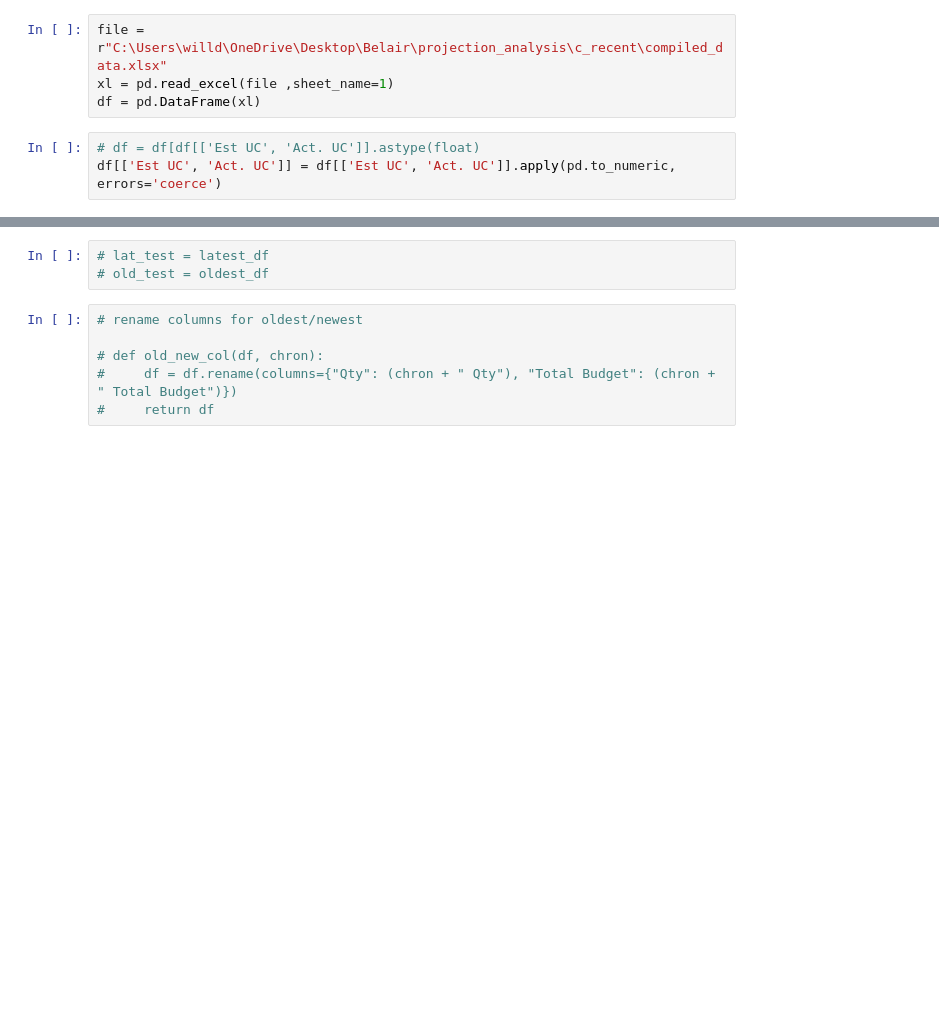
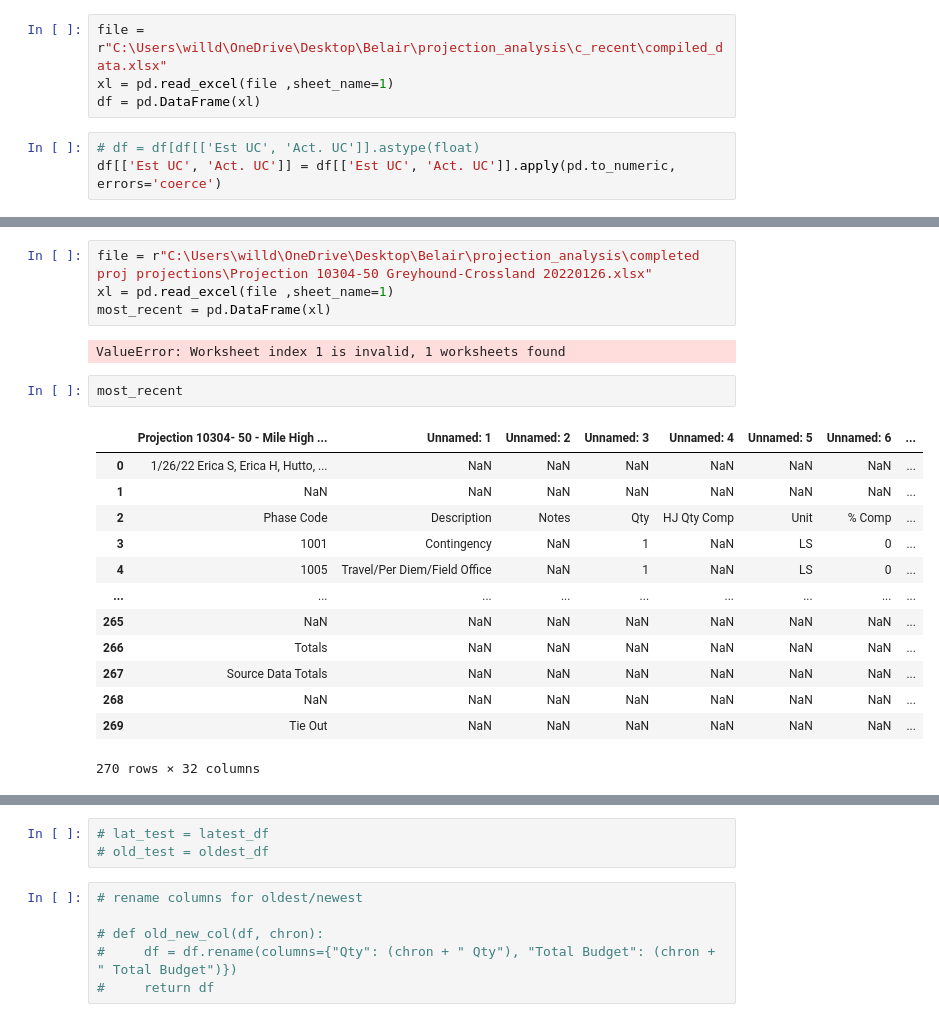
Before and after one commit to willdavis111/projects-compile, a Jupyter notebook: production_analysis.ipynb, the cells around one changed output, grey strips where cells are left out. Cells and saved outputs as stored; diff of their text form; blank space fills up the shorter version.

```diff
--- a/production_analysis.ipynb
+++ b/production_analysis.ipynb
@@ -179,0 +178,22 @@ writer.close()
+# %%
+file = r"C:\Users\willd\OneDrive\Desktop\Belair\projection_analysis\completed proj projections\Projection 10304-50 Greyhound-Crossland 20220126.xlsx"
+xl = pd.read_excel(file ,sheet_name=1)
+most_recent = pd.DataFrame(xl)
+# %% [output]
+ValueError: Worksheet index 1 is invalid, 1 worksheets found
+# %%
+most_recent
+# %% [output]
+|  | Projection 10304- 50 - Mile High ... | Unnamed: 1 | Unnamed: 2 | Unnamed: 3 | Unnamed: 4 | Unnamed: 5 | Unnamed: 6 | ... |
+| 0 | 1/26/22 Erica S, Erica H, Hutto, ... | NaN | NaN | NaN | NaN | NaN | NaN | ... |
+| 1 | NaN | NaN | NaN | NaN | NaN | NaN | NaN | ... |
+| 2 | Phase Code | Description | Notes | Qty | HJ Qty Comp | Unit | % Comp | ... |
+| 3 | 1001 | Contingency | NaN | 1 | NaN | LS | 0 | ... |
+| 4 | 1005 | Travel/Per Diem/Field Office | NaN | 1 | NaN | LS | 0 | ... |
+| ... | ... | ... | ... | ... | ... | ... | ... | ... |
+| 265 | NaN | NaN | NaN | NaN | NaN | NaN | NaN | ... |
+| 266 | Totals | NaN | NaN | NaN | NaN | NaN | NaN | ... |
+| 267 | Source Data Totals | NaN | NaN | NaN | NaN | NaN | NaN | ... |
+| 268 | NaN | NaN | NaN | NaN | NaN | NaN | NaN | ... |
+| 269 | Tie Out | NaN | NaN | NaN | NaN | NaN | NaN | ... |
+270 rows × 32 columns
```
Also changed, not shown: parts of 9 cells of this notebook.
